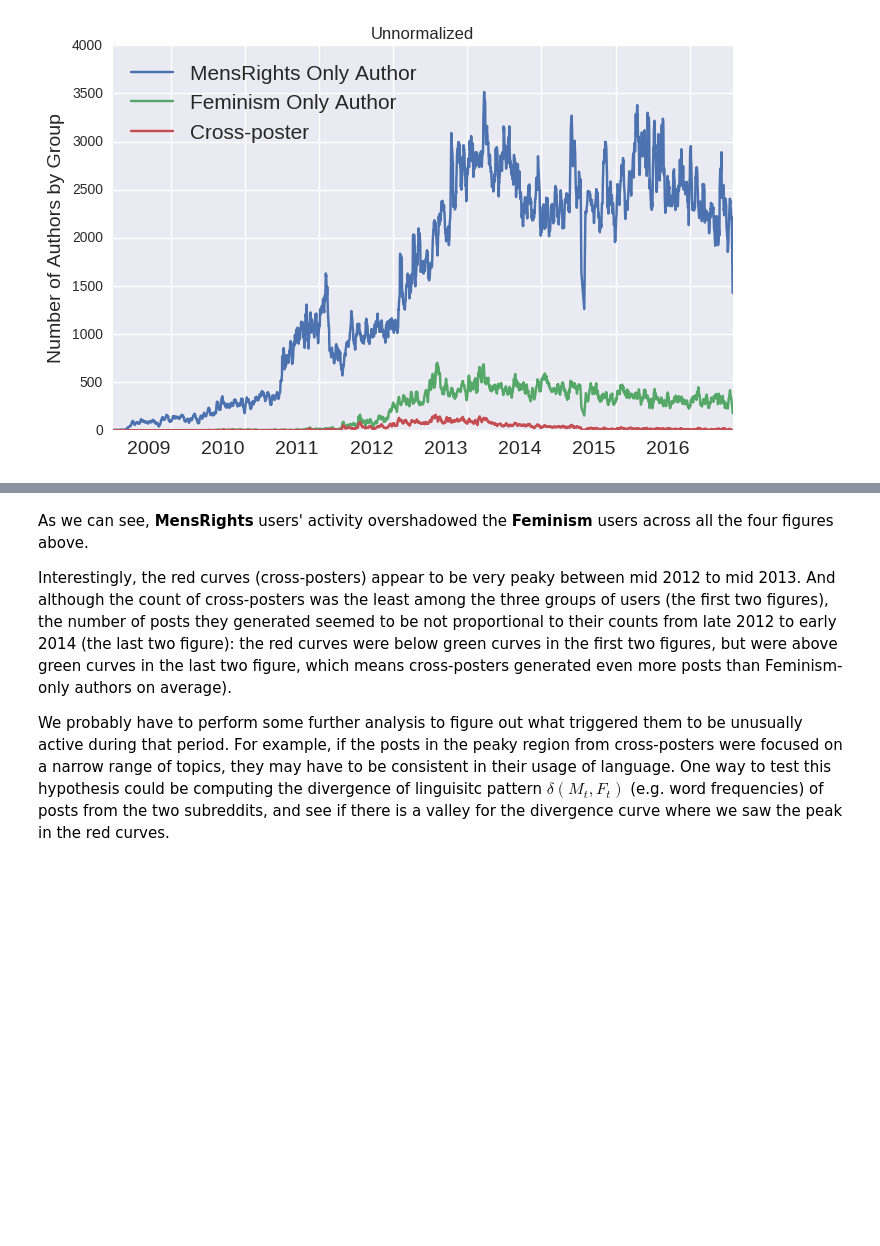
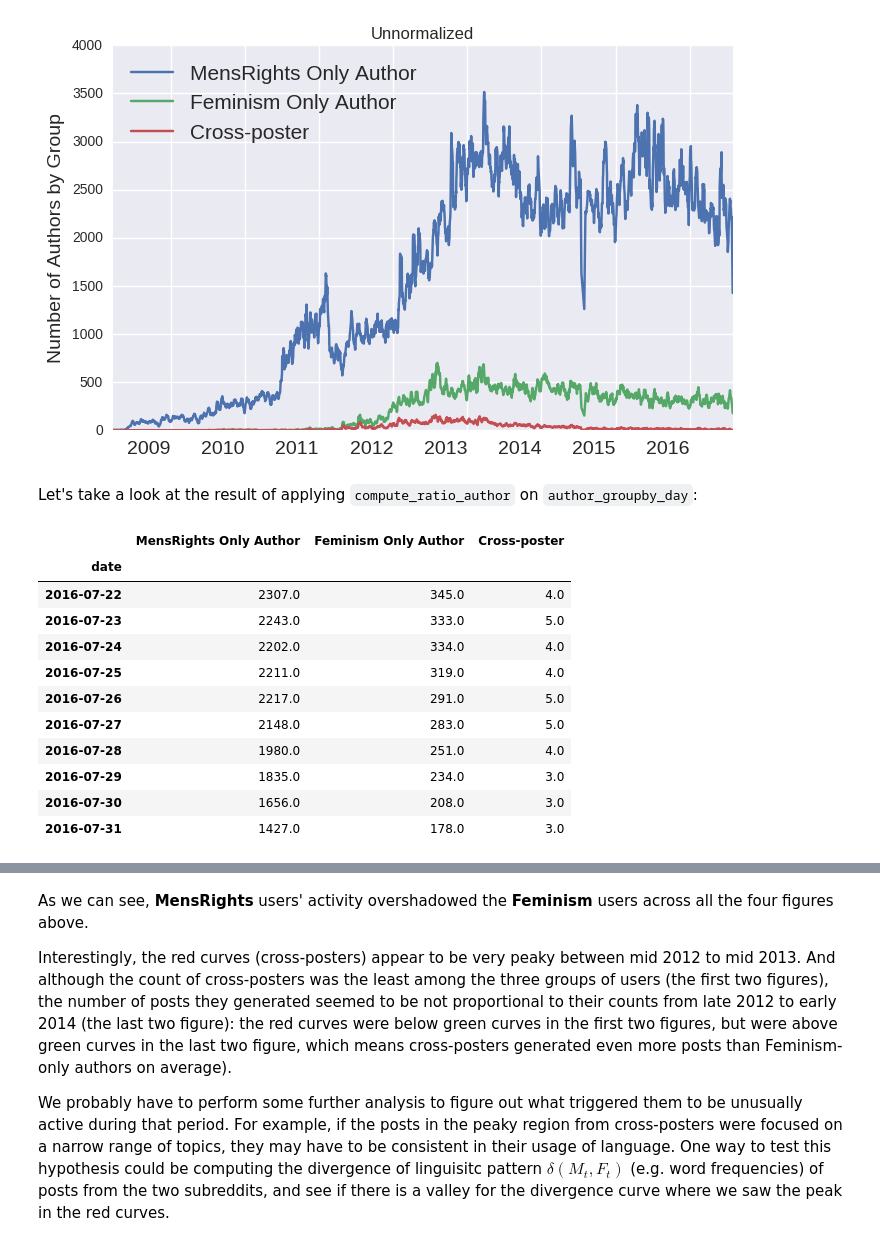
Before and after one commit to chao-ji/reddit, a Jupyter notebook: Part 1 Temporal Analysis - Cross-posting Activity .ipynb, the cells around one changed output, grey strips where cells are left out. Cells and saved outputs as stored; diff of their text form; code cells hidden in the pictures; blank space fills up the shorter version.

```diff
--- a/Part 1 Temporal Analysis - Cross-posting Activity .ipynb
+++ b/Part 1 Temporal Analysis - Cross-posting Activity .ipynb
@@ -323,4 +323,21 @@ for normalize in (True, False):
 # %% [output]
 [figure]
 [figure]
+# %% [markdown]
+Let's take a look at the result of applying `compute_ratio_author` on `author_groupby_day`:
+# %%
+ratio[-10:]
+# %% [output]
+|  | MensRights Only Author | Feminism Only Author | Cross-poster |
+| date |  |  |  |
+| 2016-07-22 | 2307.0 | 345.0 | 4.0 |
+| 2016-07-23 | 2243.0 | 333.0 | 5.0 |
+| 2016-07-24 | 2202.0 | 334.0 | 4.0 |
+| 2016-07-25 | 2211.0 | 319.0 | 4.0 |
+| 2016-07-26 | 2217.0 | 291.0 | 5.0 |
+| 2016-07-27 | 2148.0 | 283.0 | 5.0 |
+| 2016-07-28 | 1980.0 | 251.0 | 4.0 |
+| 2016-07-29 | 1835.0 | 234.0 | 3.0 |
+| 2016-07-30 | 1656.0 | 208.0 | 3.0 |
+| 2016-07-31 | 1427.0 | 178.0 | 3.0 |
 # %% [markdown]
```
Also changed, not shown: parts of 24 cells of this notebook.
